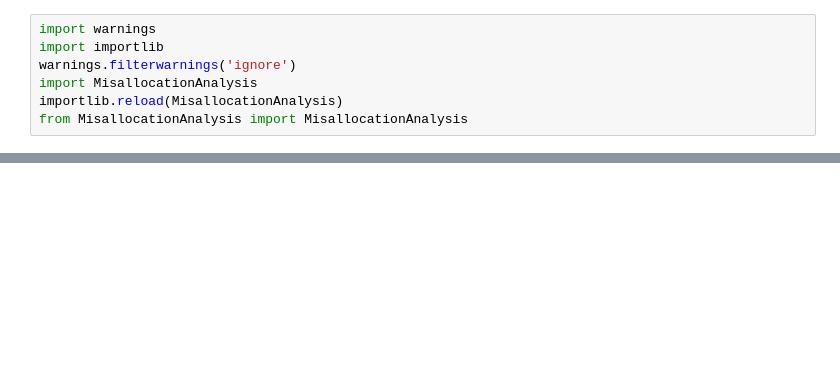
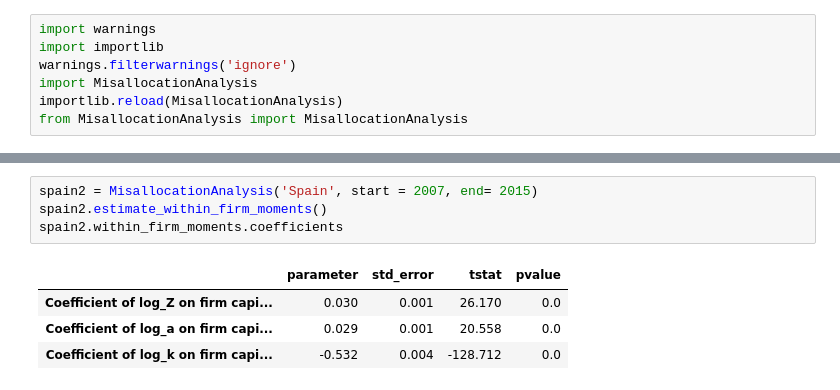
Before and after one commit to CurdinLieberherr/Master-Thesis, a Jupyter notebook: remodel_gopinath.ipynb, the cells around one changed output, grey strips where cells are left out. Saved outputs shown, nothing was run; the diff lists cells and outputs as text; blank space fills up the shorter version.

```diff
--- a/remodel_gopinath.ipynb
+++ b/remodel_gopinath.ipynb
@@ -39,0 +83,9 @@ capmoments = spain.plot_capital_tfp_moments(figsize=(8,4))
+# %%
+spain2 = MisallocationAnalysis('Spain', start = 2007, end= 2015)
+spain2.estimate_within_firm_moments()
+spain2.within_firm_moments.coefficients
+# %% [output]
+|  | parameter | std_error | tstat | pvalue |
+| Coefficient of log_Z on firm capi... | 0.030 | 0.001 | 26.170 | 0.0 |
+| Coefficient of log_a on firm capi... | 0.029 | 0.001 | 20.558 | 0.0 |
+| Coefficient of log_k on firm capi... | -0.532 | 0.004 | -128.712 | 0.0 |
```
Also changed, not shown: parts of 8 cells of this notebook, 3 other files.
